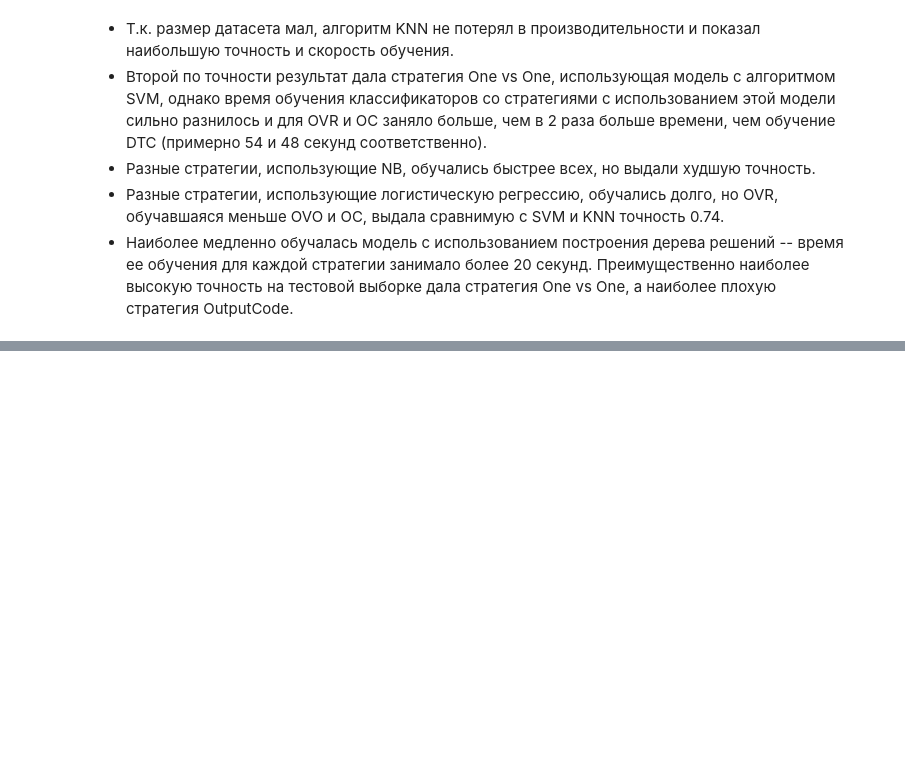
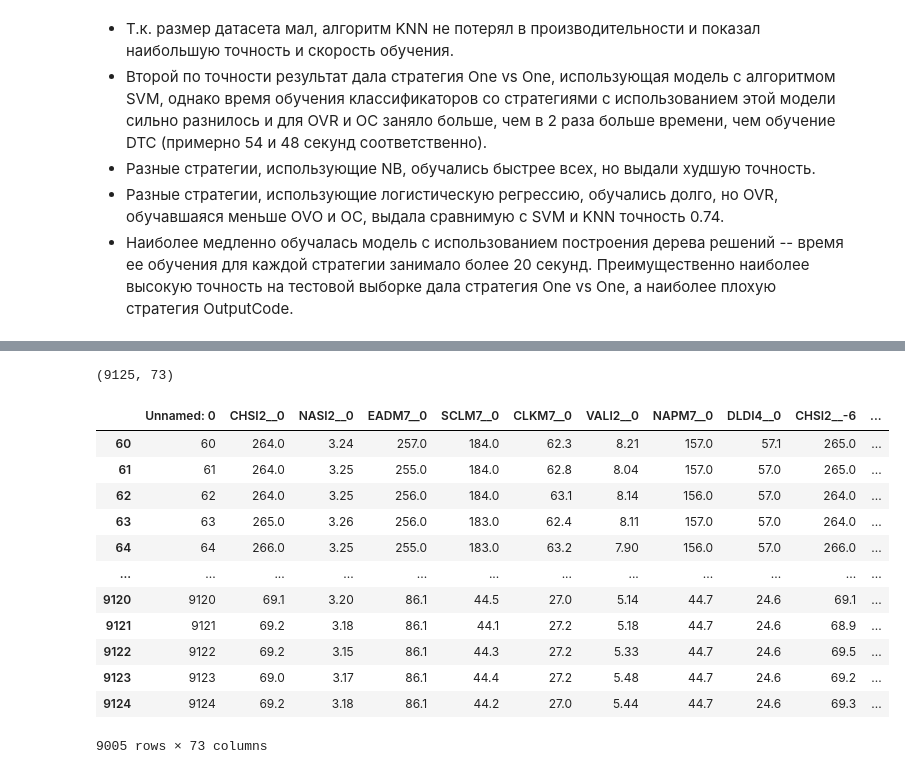
Before and after one commit to katevi/Introduction-to-ML, a Jupyter notebook: lab3/multiclass_classification_multioutput_regression.ipynb, the cells around one changed output, grey strips where cells are left out. Cells and saved outputs as stored; diff of their text form; code cells hidden in the pictures; blank space fills up the shorter version.

```diff
--- a/lab3/multiclass_classification_multioutput_regression.ipynb
+++ b/lab3/multiclass_classification_multioutput_regression.ipynb
@@ -635,0 +638,3 @@ predict
+# %%
+df = pd.read_csv('./rf1.csv')
+df.head()
@@ -635,0 +649,20 @@ predict
+# %%
+df.shape
+# %% [output]
+(9125, 73)
+# %%
+df.dropna()
+# %% [output]
+|  | Unnamed: 0 | CHSI2__0 | NASI2__0 | EADM7__0 | SCLM7__0 | CLKM7__0 | VALI2__0 | NAPM7__0 | DLDI4__0 | CHSI2__-6 | ... |
+| 60 | 60 | 264.0 | 3.24 | 257.0 | 184.0 | 62.3 | 8.21 | 157.0 | 57.1 | 265.0 | ... |
+| 61 | 61 | 264.0 | 3.25 | 255.0 | 184.0 | 62.8 | 8.04 | 157.0 | 57.0 | 265.0 | ... |
+| 62 | 62 | 264.0 | 3.25 | 256.0 | 184.0 | 63.1 | 8.14 | 156.0 | 57.0 | 264.0 | ... |
+| 63 | 63 | 265.0 | 3.26 | 256.0 | 183.0 | 62.4 | 8.11 | 157.0 | 57.0 | 264.0 | ... |
+| 64 | 64 | 266.0 | 3.25 | 255.0 | 183.0 | 63.2 | 7.90 | 156.0 | 57.0 | 266.0 | ... |
+| ... | ... | ... | ... | ... | ... | ... | ... | ... | ... | ... | ... |
+| 9120 | 9120 | 69.1 | 3.20 | 86.1 | 44.5 | 27.0 | 5.14 | 44.7 | 24.6 | 69.1 | ... |
+| 9121 | 9121 | 69.2 | 3.18 | 86.1 | 44.1 | 27.2 | 5.18 | 44.7 | 24.6 | 68.9 | ... |
+| 9122 | 9122 | 69.2 | 3.15 | 86.1 | 44.3 | 27.2 | 5.33 | 44.7 | 24.6 | 69.5 | ... |
+| 9123 | 9123 | 69.0 | 3.17 | 86.1 | 44.4 | 27.2 | 5.48 | 44.7 | 24.6 | 69.2 | ... |
+| 9124 | 9124 | 69.2 | 3.18 | 86.1 | 44.2 | 27.0 | 5.44 | 44.7 | 24.6 | 69.3 | ... |
+9005 rows × 73 columns
```
Also changed, not shown: parts of 15 cells of this notebook.
